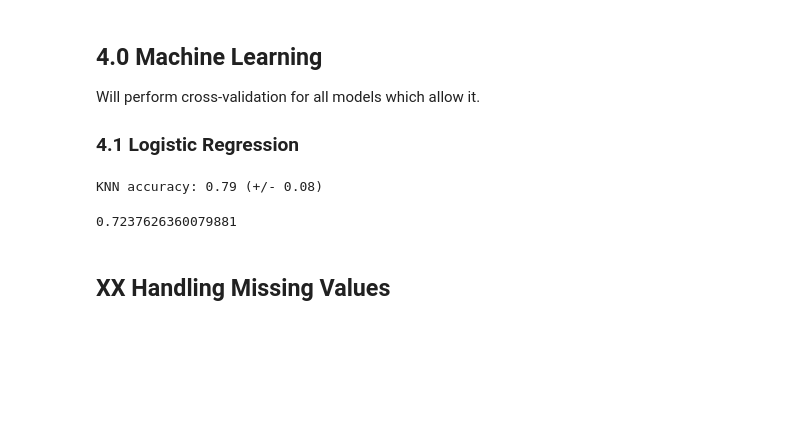
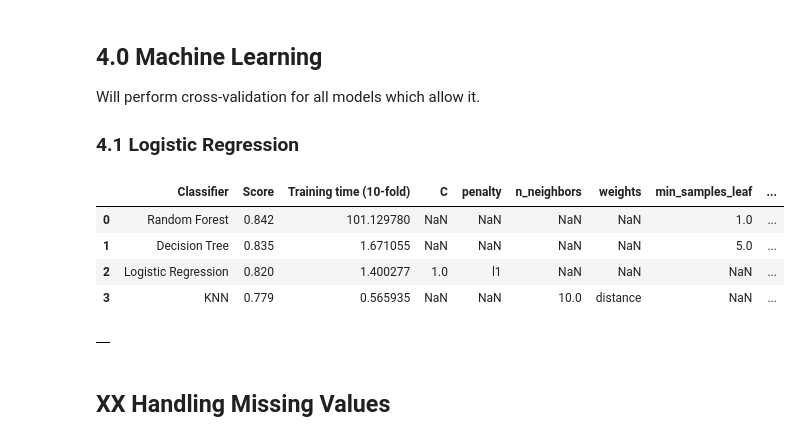
Before and after one commit to arsalanfardi/Titanic-Survival-Prediction, a Jupyter notebook: Titanic_Survival_Prediction.ipynb, the cells around one changed output. Saved outputs shown, nothing was run; the diff lists cells and outputs as text; code cells hidden in the pictures; blank space fills up the shorter version.

Commit message:
One-hot encode data and receive  results from preliminary models

```diff
--- a/Titanic_Survival_Prediction.ipynb
+++ b/Titanic_Survival_Prediction.ipynb
@@ -410,3 +420,5 @@ df.Embarked.fillna(df.Embarked.describe().top, inplace=True)
 # %%
 # Encode remaining non-numerical fields
-df['Embarked_num'] = df['Embarked'].map({'S': 0, 'C': 1, 'Q': 2})
+# df['Embarked_num'] = df['Embarked'].map({'S': 0, 'C': 1, 'Q': 2})
+df = pd.concat([df, pd.get_dummies(df['Embarked'], prefix='Embarked')], axis=1)
+df.head()
@@ -413,6 +431,0 @@ df['Embarked_num'] = df['Embarked'].map({'S': 0, 'C': 1, 'Q': 2})
-# %%
-# Encode title to numeric
-from sklearn import preprocessing
-le = preprocessing.LabelEncoder()
-df['Title_num'] = le.fit_transform(df['Title'])
-df.head(5)
@@ -425,0 +432,3 @@ df.head(5)
+# %%
+df = pd.concat([df, pd.get_dummies(df['Title'], prefix='Title')], axis=1)
+df.head(5)
@@ -460,6 +478,7 @@ np.random.seed(42)
 classifiers = ['Logistic Regression', 'KNN', 'SVC', 'Decision Tree', 'Random Forest']
 # %%
 # 10 folds is recommended for an initial starting point for CV
+rows_list = []
 for classifier in classifiers:
     if classifier == 'Logistic Regression':
         clf = LogisticRegression()
@@ -467,30 +486,37 @@ for classifier in classifiers:
     elif classifier == 'KNN':
         clf = KNeighborsClassifier(n_neighbors=5)
         parameters = {'n_neighbors':[3, 5, 10], 'weights': ['uniform', 'distance']}
-    # elif classifier == 'SVC':
-    #     clf = SVC()
-    #     parameters = {'kernel':['linear', 'rbf'], 'C':[0.1, 1, 10, 100], 'gamma': ['auto']}
+    elif classifier == 'SVC':
+        continue
+        clf = SVC()
+        parameters = {'kernel':['linear', 'rbf'], 'C':[0.1, 1, 10, 100, 1000], 'gamma': ['auto']}
     elif classifier == "Decision Tree":
         clf = tree.DecisionTreeClassifier()
         parameters = {'min_samples_leaf':[1, 5, 10, 25], 'min_samples_split': [2, 4, 10, 12, 16, 18, 25, 35]}
     elif classifier == "Random Forest":
         clf = RandomForestClassifier()
-        parameters = {'min_samples_leaf':[1, 5, 10, 25], 'min_samples_split': [2, 4, 10, 12, 16, 18, 25, 35], "n_estimators": [100, 400, 700, 1000, 1500]}
+        parameters = {'min_samples_leaf':[1, 5, 10, 25], 'min_samples_split': [2, 4, 10, 12, 16, 18, 25, 35], "n_estimators": [100, 200]}
+    start_time = time()
     grid_search = GridSearchCV(clf, param_grid=parameters, cv=10)
     grid_search.fit(X, y)
-    print(f"{classifier} best mean cross-validation score: {grid_search.best_params_}. \n")
-    print(f"{classifier} best mean cross-validation score: {grid_search.best_score_:.2f}. \n")
+    end_time = time()
+    d = {'Classifier': classifier, 'Score': round(grid_search.best_score_, 3), 'Training time (10-fold)': end_time-start_time}
+    d.update(grid_search.best_params_)
+    rows_list.append(d)
-# %%
-
-scores = cross_val_score(clf, X, y, cv=10)
-scores
-print(classifiers[1] + " accuracy: %0.2f (+/- %0.2f)" % (scores.mean(), scores.std() * 2))
-# %% [output]
-KNN accuracy: 0.79 (+/- 0.08)
-# %%
-scores.mean()
-# %% [output]
-0.7237626360079881
+# %%
+results = pd.DataFrame(rows_list).sort_values(['Score'], ascending=False).reset_index(drop=True)
+results.head(10)
+# %% [output]
+|  | Classifier | Score | Training time (10-fold) | C | penalty | n_neighbors | weights | min_samples_leaf | ... |
+| 0 | Random Forest | 0.842 | 101.129780 | NaN | NaN | NaN | NaN | 1.0 | ... |
+| 1 | Decision Tree | 0.835 | 1.671055 | NaN | NaN | NaN | NaN | 5.0 | ... |
+| 2 | Logistic Regression | 0.820 | 1.400277 | 1.0 | l1 | NaN | NaN | NaN | ... |
+| 3 | KNN | 0.779 | 0.565935 | NaN | NaN | 10.0 | distance | NaN | ... |
+# %%
+
+results.head()
+# %% [output]
+|  |
 # %% [markdown]
 ## XX Handling Missing Values
 # %% [markdown]
```
Also changed, not shown: parts of 7 cells of this notebook.
